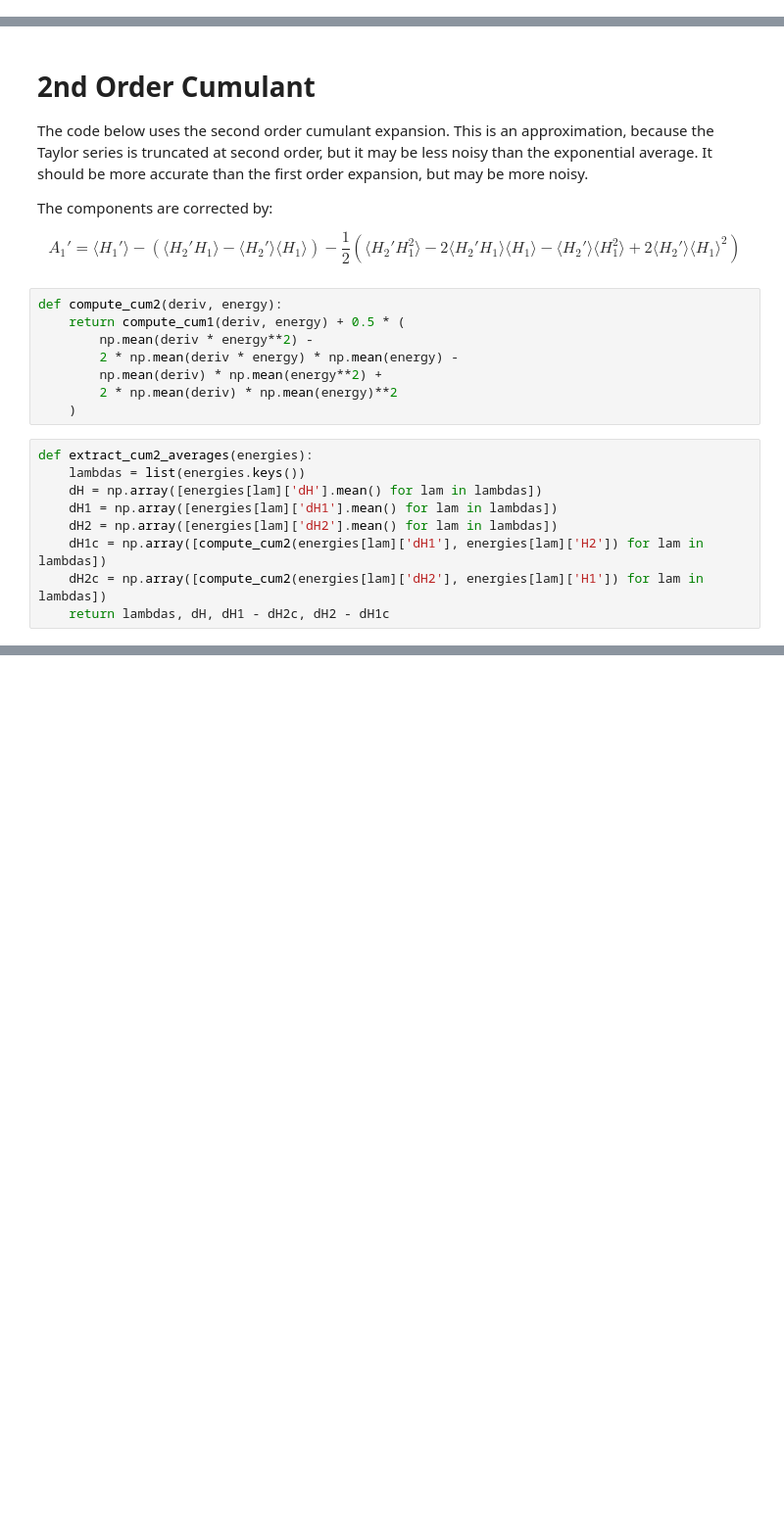
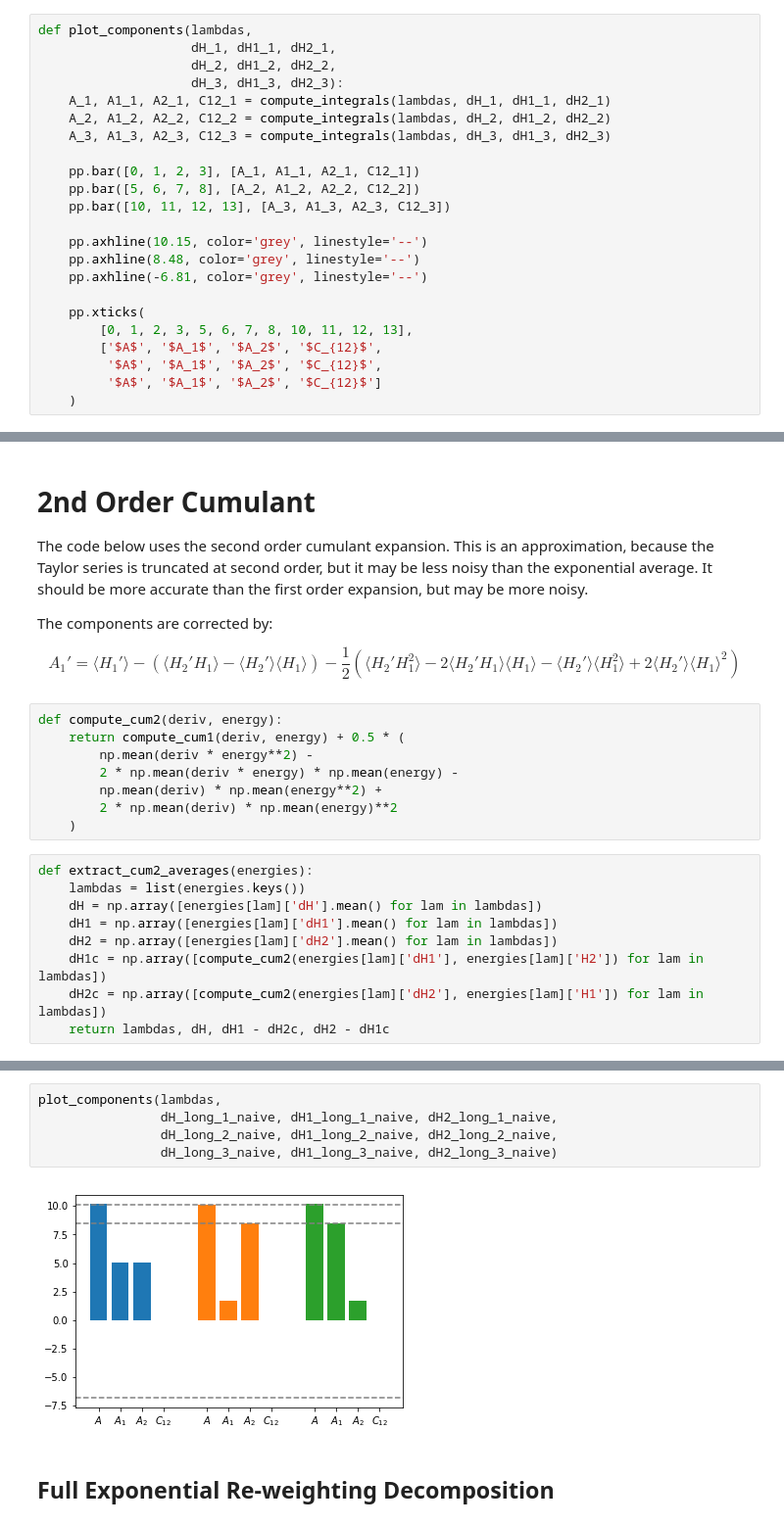
Before and after one commit to jlmaccal/decomp_notebooks, a Jupyter notebook: double_harmonic.ipynb, the cells around one changed output, grey strips where cells are left out. Shown at 98% size. Saved outputs shown, nothing was run; the diff lists cells and outputs as text; blank space fills up the shorter version.

```diff
--- a/double_harmonic.ipynb
+++ b/double_harmonic.ipynb
@@ -129,0 +154,23 @@ def compute_curve(n_points, steps, walk_steps, k0, k1, k2, f, g):
+# %%
+def plot_components(lambdas,
+                    dH_1, dH1_1, dH2_1,
+                    dH_2, dH1_2, dH2_2,
+                    dH_3, dH1_3, dH2_3):
+    A_1, A1_1, A2_1, C12_1 = compute_integrals(lambdas, dH_1, dH1_1, dH2_1)
+    A_2, A1_2, A2_2, C12_2 = compute_integrals(lambdas, dH_2, dH1_2, dH2_2)
+    A_3, A1_3, A2_3, C12_3 = compute_integrals(lambdas, dH_3, dH1_3, dH2_3)
+
+    pp.bar([0, 1, 2, 3], [A_1, A1_1, A2_1, C12_1])
+    pp.bar([5, 6, 7, 8], [A_2, A1_2, A2_2, C12_2])
+    pp.bar([10, 11, 12, 13], [A_3, A1_3, A2_3, C12_3])
+
+    pp.axhline(10.15, color='grey', linestyle='--')
+    pp.axhline(8.48, color='grey', linestyle='--')
+    pp.axhline(-6.81, color='grey', linestyle='--')
+
+    pp.xticks(
+        [0, 1, 2, 3, 5, 6, 7, 8, 10, 11, 12, 13],
+        ['$A$', '$A_1$', '$A_2$', '$C_{12}$',
+         '$A$', '$A_1$', '$A_2$', '$C_{12}$',
+         '$A$', '$A_1$', '$A_2$', '$C_{12}$']
+    )
@@ -532,0 +303,9 @@ print(C12)
+# %%
+plot_components(lambdas,
+                dH_long_1_naive, dH1_long_1_naive, dH2_long_1_naive,
+                dH_long_2_naive, dH1_long_2_naive, dH2_long_2_naive,
+                dH_long_3_naive, dH1_long_3_naive, dH2_long_3_naive)
+# %% [output]
+[figure, added]
+# %% [markdown]
+## Full Exponential Re-weighting Decomposition
```
Also changed, not shown: parts of 87 cells of this notebook.
